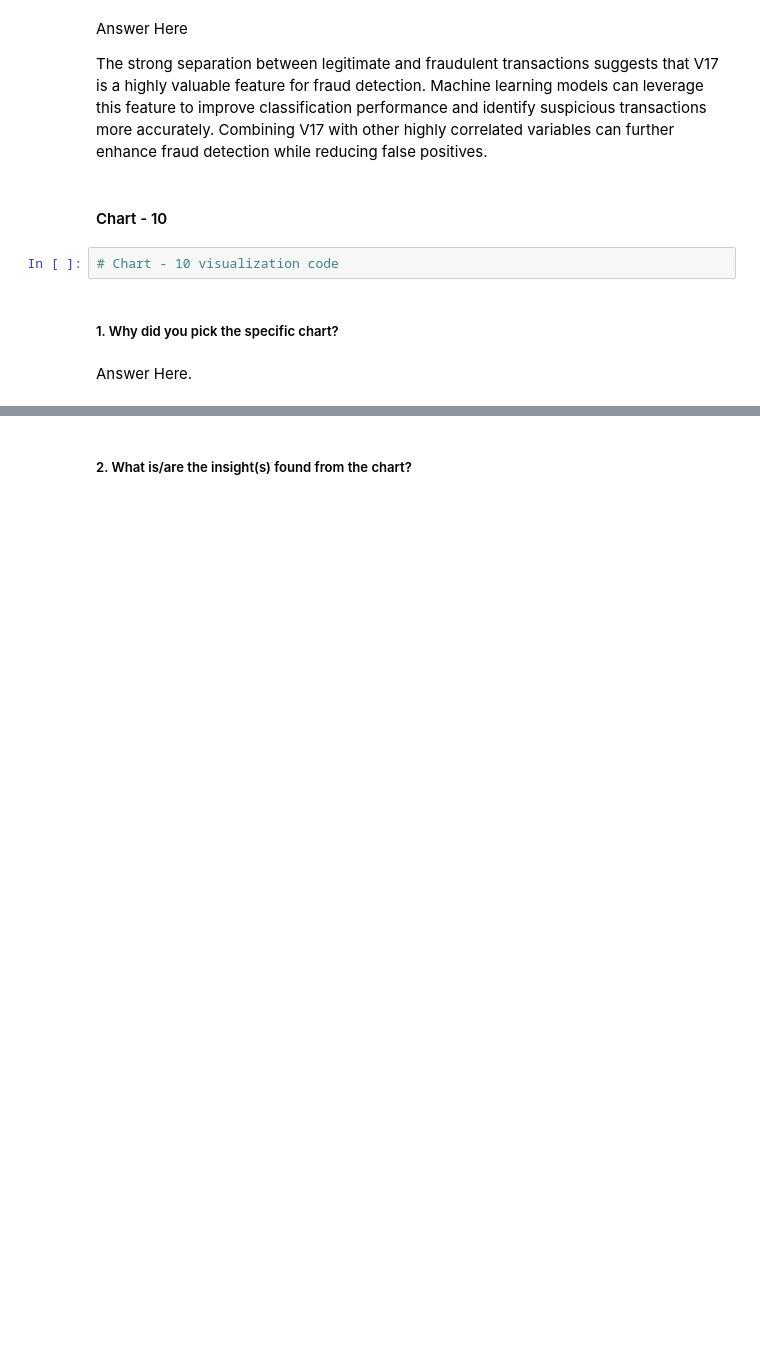
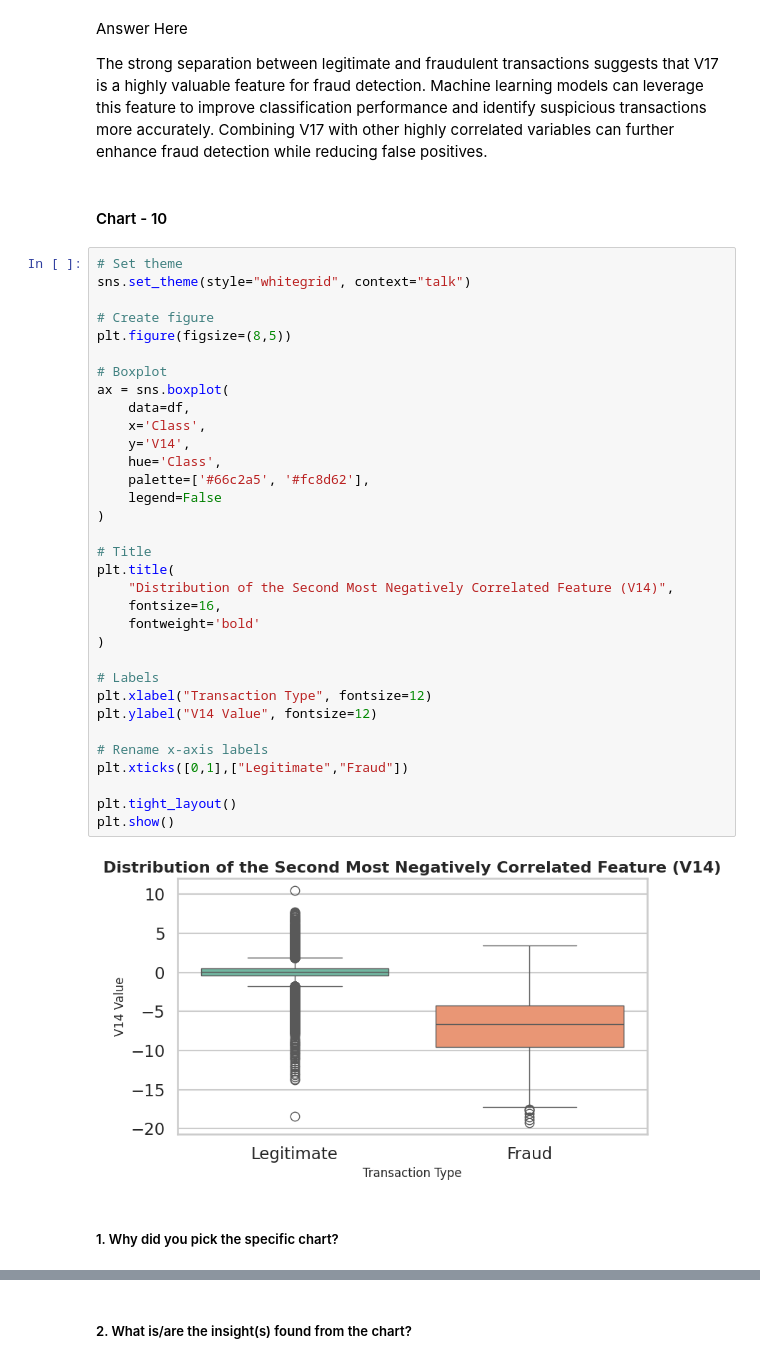
Before and after one commit to Krishna-matic/Credit-Card-Fraud-Detection-EDA, a Jupyter notebook: EDA_Submission_Template(1).ipynb, the cells around one changed output, grey strips where cells are left out. Drawn from its saved outputs; the diff is of its cells as text; blank space fills up the shorter version.

Commit message:
Chart 10 – Distribution of the Second Most Negatively Correlated Feature (V14)

```diff
--- a/EDA_Submission_Template(1).ipynb
+++ b/EDA_Submission_Template(1).ipynb
@@ -879,9 +879,40 @@ Answer Here
 The strong separation between legitimate and fraudulent transactions suggests that V17 is a highly valuable feature for fraud detection. Machine learning models can leverage this feature to improve classification performance and identify suspicious transactions more accurately. Combining V17 with other highly correlated variables can further enhance fraud detection while reducing false positives.
 # %% [markdown]
 #### Chart - 10
-# %%
-# Chart - 10 visualization code
+# %%
+# Set theme
+sns.set_theme(style="whitegrid", context="talk")
+
+# Create figure
+plt.figure(figsize=(8,5))
+
+# Boxplot
+ax = sns.boxplot(
+    data=df,
+    x='Class',
+    y='V14',
+    hue='Class',
+    palette=['#66c2a5', '#fc8d62'],
+    legend=False
+)
+
+# Title
+plt.title(
+    "Distribution of the Second Most Negatively Correlated Feature (V14)",
+    fontsize=16,
+    fontweight='bold'
+)
+
+# Labels
+plt.xlabel("Transaction Type", fontsize=12)
+plt.ylabel("V14 Value", fontsize=12)
+
+# Rename x-axis labels
+plt.xticks([0,1],["Legitimate","Fraud"])
+
+plt.tight_layout()
+plt.show()
+# %% [output]
+[figure, added]
 # %% [markdown]
 ##### 1. Why did you pick the specific chart?
-# %% [markdown]
-Answer Here.
```
Also changed, not shown: parts of 5 cells of this notebook.
